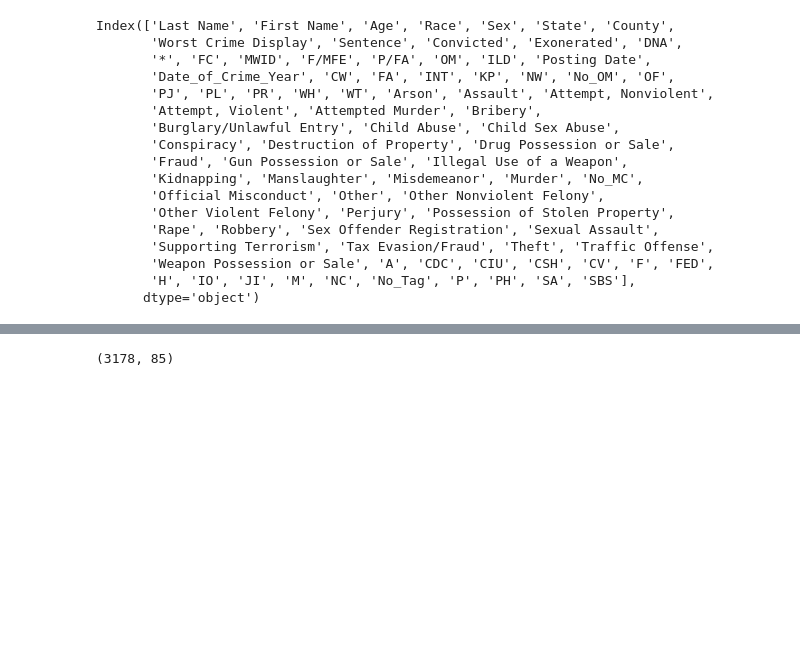
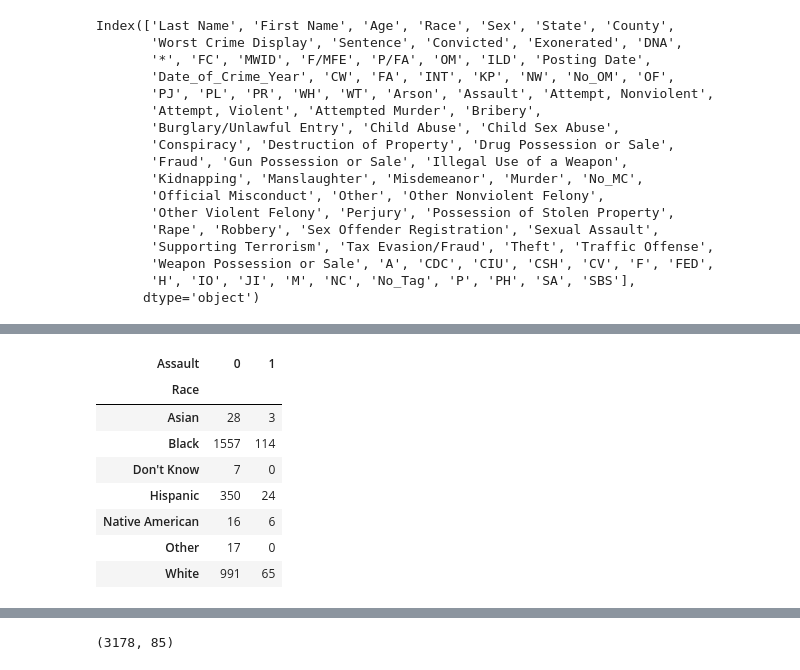
Before and after one commit to jacksdata/Exoneration_Analysis, a Jupyter notebook: exonerations_analysis.ipynb, the cells around one changed output, grey strips where cells are left out. Saved outputs shown, nothing was run; the diff lists cells and outputs as text; code cells hidden in the pictures; blank space fills up the shorter version.

```diff
--- a/exonerations_analysis.ipynb
+++ b/exonerations_analysis.ipynb
@@ -274,0 +286,12 @@ Index(['Last Name', 'First Name', 'Age', 'Race', 'Sex', 'State', 'County',
+# %%
+pd.crosstab(df.Race, df.Assault)
+# %% [output]
+| Assault | 0 | 1 |
+| Race |  |  |
+| Asian | 28 | 3 |
+| Black | 1557 | 114 |
+| Don't Know | 7 | 0 |
+| Hispanic | 350 | 24 |
+| Native American | 16 | 6 |
+| Other | 17 | 0 |
+| White | 991 | 65 |
```
Also changed, not shown: parts of 6 cells of this notebook.
